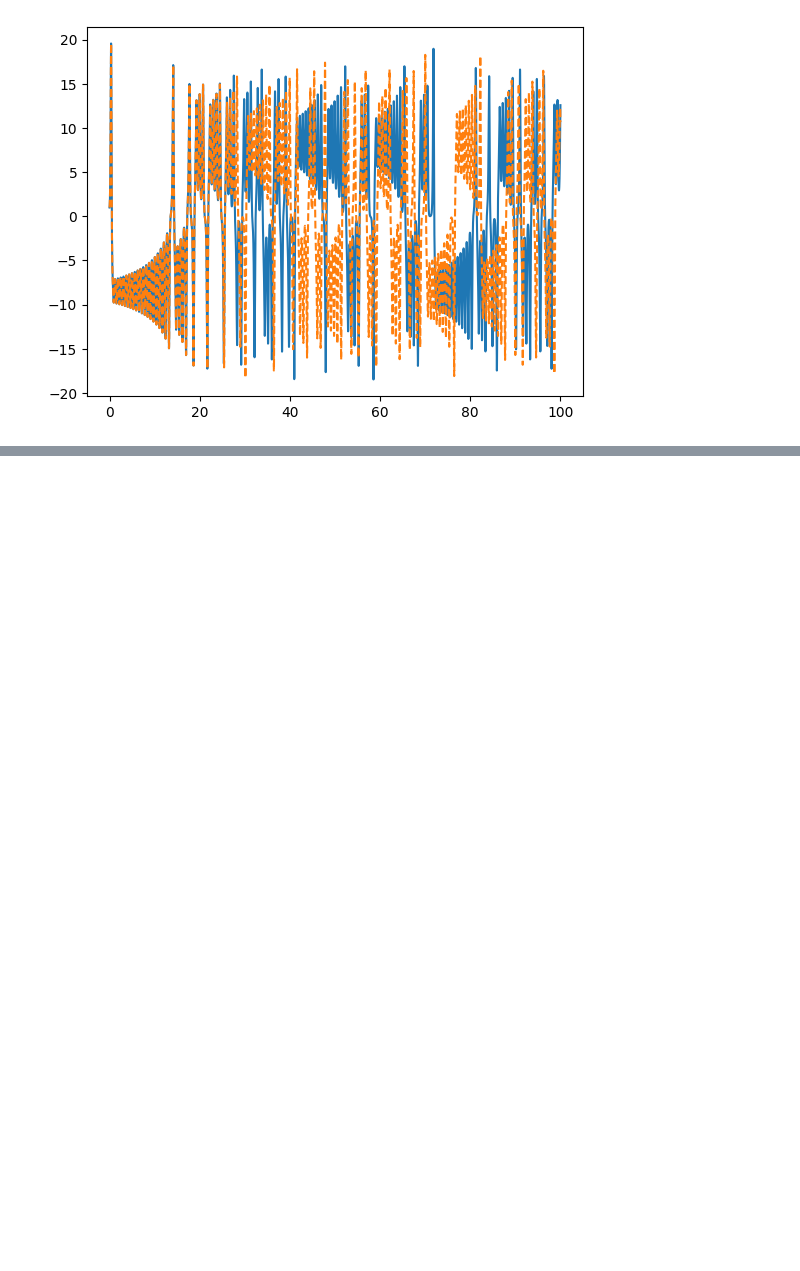
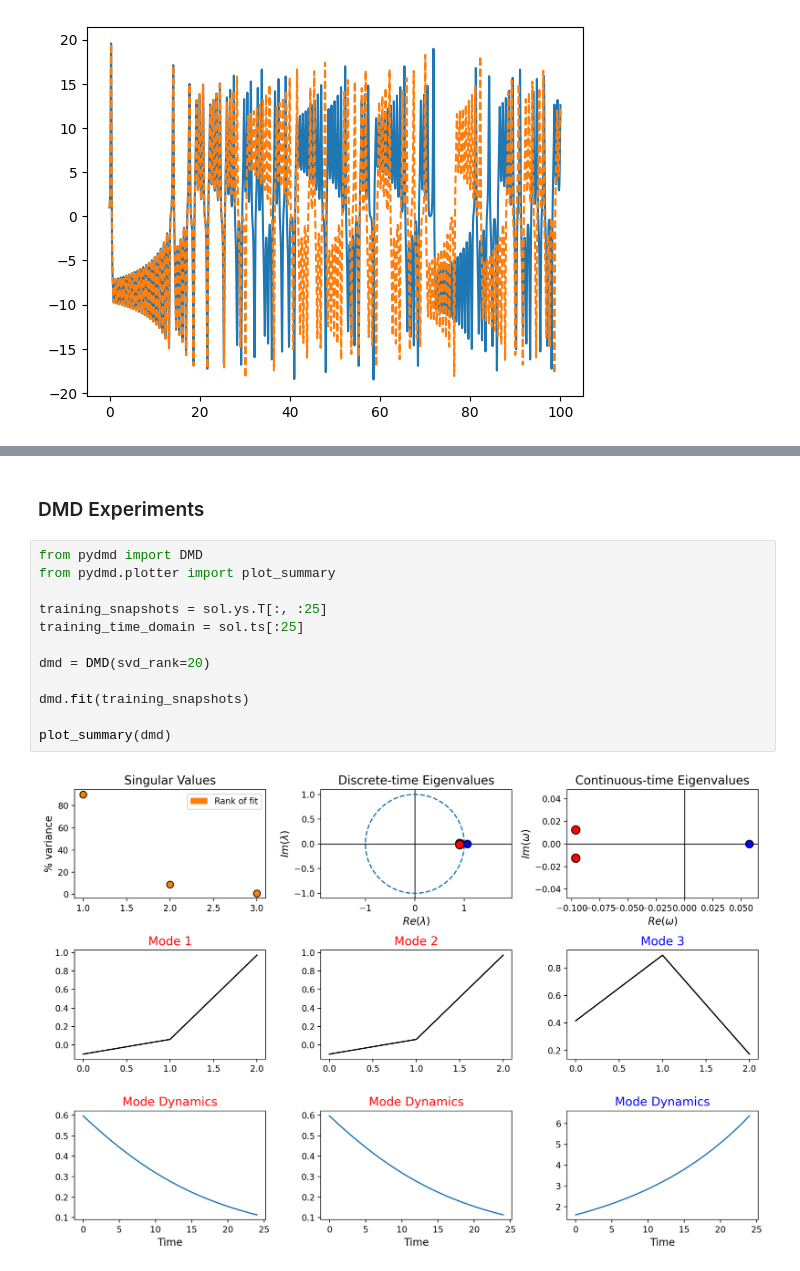
Before and after one commit to Anthony50102/IEEE, a Jupyter notebook: notebooks/lorenz.ipynb, the cells around one changed output, grey strips where cells are left out. Cells and saved outputs as stored; diff of their text form; blank space fills up the shorter version.

```diff
--- a/notebooks/lorenz.ipynb
+++ b/notebooks/lorenz.ipynb
@@ -70,0 +134,16 @@ plt.plot(sol.ts, sol.ys[:, 0], linestyle='dashed')
+# %% [markdown]
+### DMD Experiments
+# %%
+from pydmd import DMD
+from pydmd.plotter import plot_summary
+
+training_snapshots = sol.ys.T[:, :25]
+training_time_domain = sol.ts[:25]
+
+dmd = DMD(svd_rank=20)
+
+dmd.fit(training_snapshots)
+
+plot_summary(dmd)
+# %% [output]
+[figure, added]
```
Also changed, not shown: parts of 5 cells of this notebook, 6 other files.
